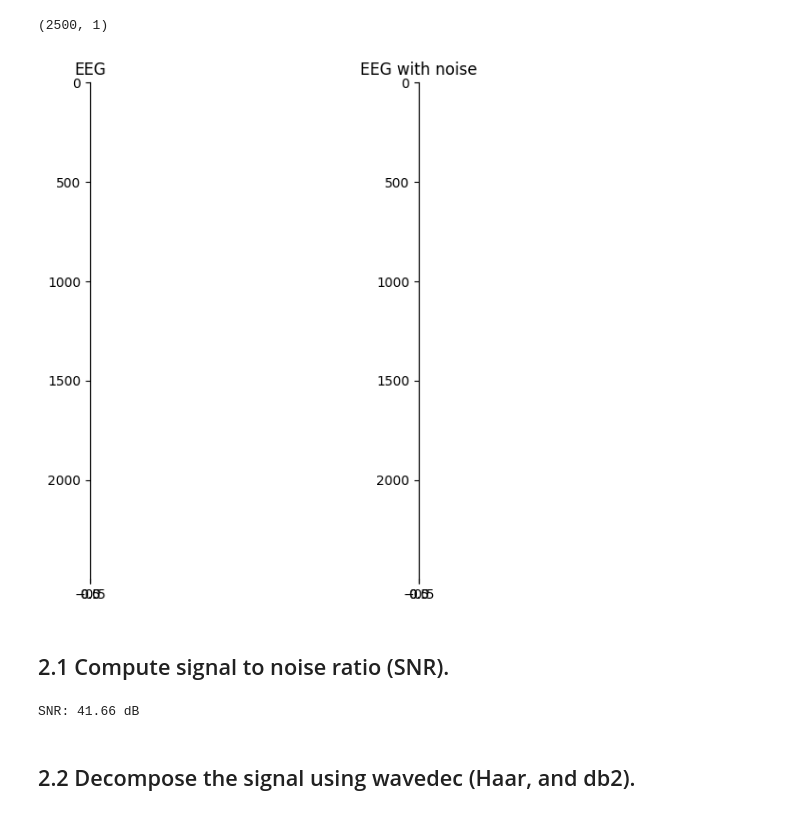
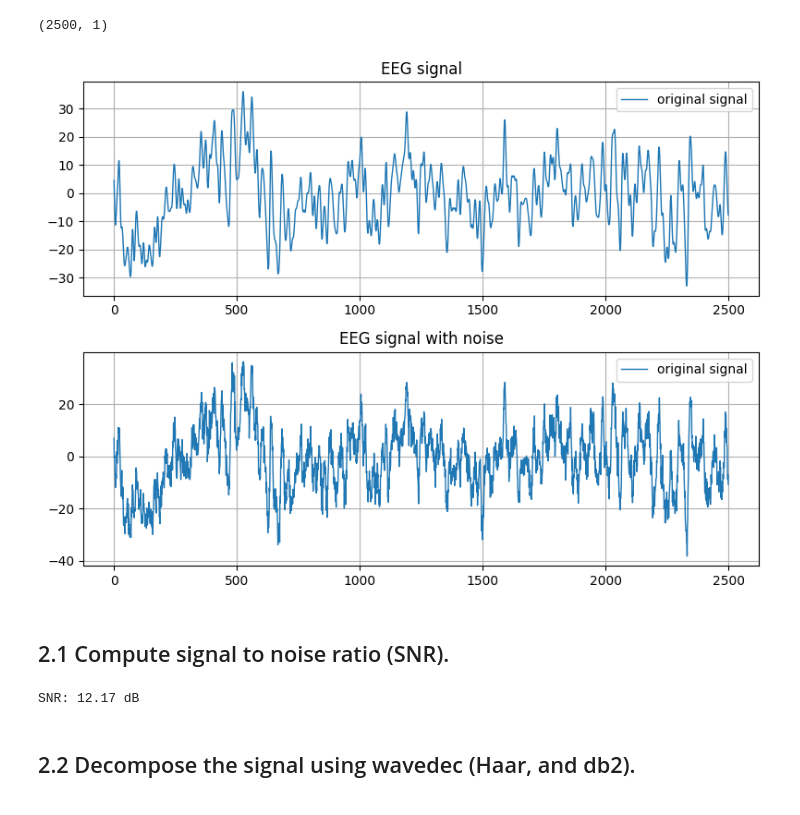
Before and after one commit to kpbaks/advanced-the-signal-processing-assignment-3, a Jupyter notebook: assignment.ipynb, the cells around one changed output. Drawn from its saved outputs; the diff is of its cells as text; code cells hidden in the pictures.

```diff
--- a/assignment.ipynb
+++ b/assignment.ipynb
@@ -188,7 +227,7 @@ def rmse(x: np.ndarray, y: np.ndarray) -> float:
 # Problem 2
 # %%
 mu = 0.0
-sigma = 0.1
+sigma = 3
 # gaussian noise
 noise = np.random.normal(mu, sigma, EEG.shape)
 EEG_with_noise = EEG + noise
@@ -197,17 +236,24 @@ EEG.shape
 # TODO: the problem says that the signal is an image, but it is actually a 1D signal
 # %% [output]
 (2500, 1)
-# %%
-# visualize both images (the original and the noisy one) side by side
-_, axs = plt.subplots(1, 2, figsize=(10, 6))
-axs[0].imshow(EEG, cmap='gray')
-axs[0].set_title('EEG')
-axs[1].imshow(EEG_with_noise, cmap='gray')
-axs[1].set_title('EEG with noise')
-plt.tight_layout()
-plt.savefig(IMG_FOLDER / 'problem2-EEG-and-EEG-with-noise.pdf', format='pdf')
-# %% [output]
-[figure, removed]
+# %%
+# visulaize the EEG signal with and without noise
+_, (ax1, ax2) = plt.subplots(2, 1, figsize=(8, 6))
+ax1.plot(EEG, label='original signal', linewidth=1)
+ax1.set_title('EEG signal')
+ax1.legend()
+ax1.grid()
+
+ax2.plot(EEG_with_noise, label='original signal', linewidth=1)
+ax2.set_title('EEG signal with noise')
+ax2.legend()
+ax2.grid()
+
+plt.tight_layout()
+plt.savefig(IMG_FOLDER / 'problem2-1-EEG-signal-with-and-without-noise.pdf', format='pdf')
+plt.show()
+# %% [output]
+[figure, added]
 # %% [markdown]
 ## 2.1 Compute signal to noise ratio (SNR).
 # %%
@@ -216,9 +262,10 @@ def snr(x: np.ndarray, y: np.ndarray) -> float:
     assert x.shape == y.shape, f'x.shape: {x.shape}, y.shape: {y.shape}'
     return 10 * np.log10(np.mean(x**2) / np.mean((x - y)**2))
 # %%
-SNR = snr(EEG, EEG_with_noise)
+# SNR = snr(EEG, EEG_with_noise)
+SNR = 10 * np.log10(np.mean(EEG**2) / np.mean(noise**2))
 print(f'SNR: {SNR:.2f} dB')
 # %% [output]
-SNR: 41.66 dB
+SNR: 12.17 dB
 # %% [markdown]
 ## 2.2 Decompose the signal using wavedec (Haar, and db2).
```
Also changed, not shown: parts of 14 cells of this notebook, 10 other files.
